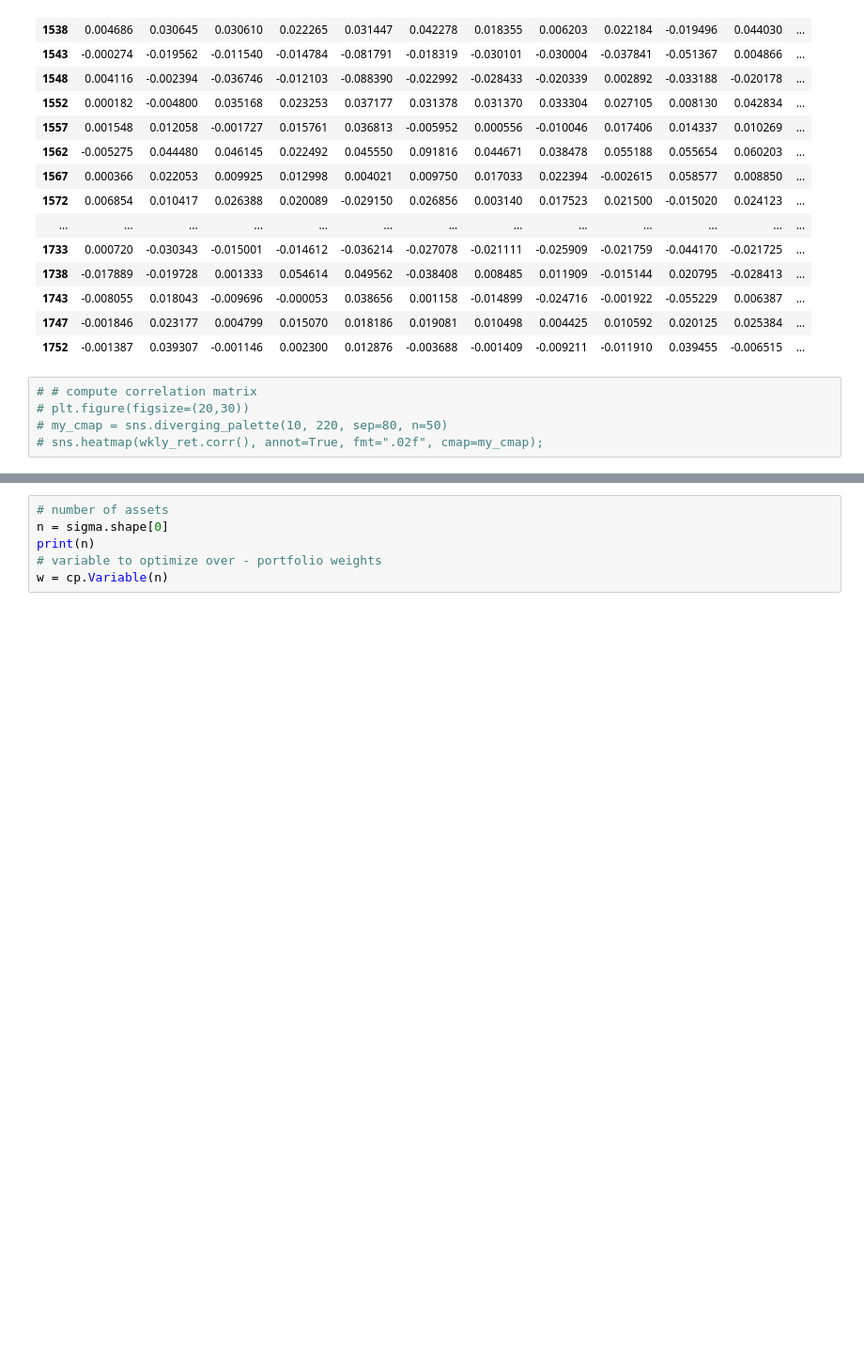
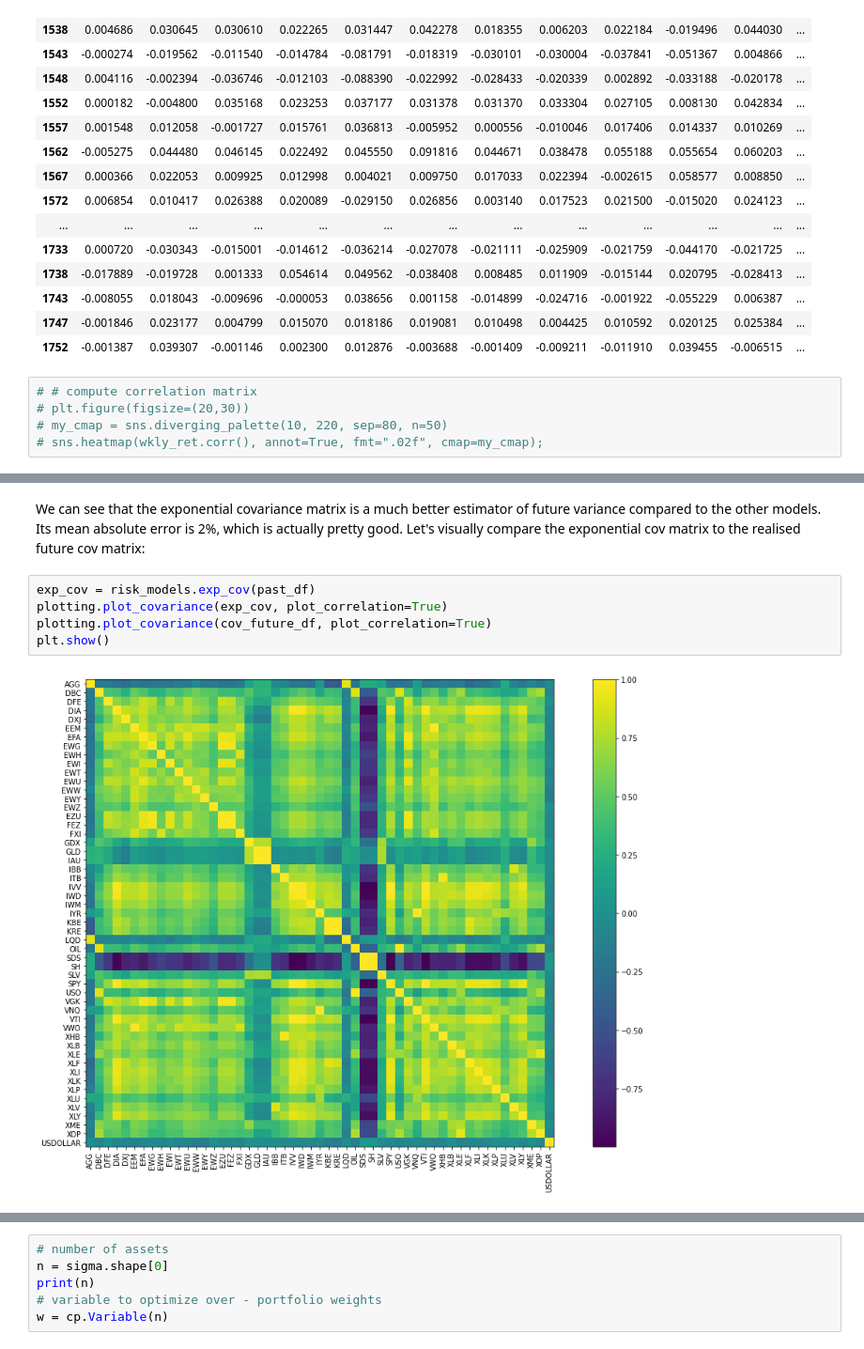
Before and after one commit to saritmaitra/mathematical_optimization_model, a Jupyter notebook: mathematical_optimization.ipynb, the cells around one changed output, grey strips where cells are left out. Shown at 94% size. Cells and saved outputs as stored; diff of their text form; blank space fills up the shorter version.

```diff
--- a/mathematical_optimization.ipynb
+++ b/mathematical_optimization.ipynb
@@ -126,0 +243,9 @@ asset_vols = np.sqrt(sigma)
+# %% [markdown]
+We can see that the exponential covariance matrix is a much better estimator of future variance compared to the other models. Its mean absolute error is 2%, which is actually pretty good. Let's visually compare the exponential cov matrix to the realised future cov matrix:
+# %%
+exp_cov = risk_models.exp_cov(past_df)
+plotting.plot_covariance(exp_cov, plot_correlation=True)
+plotting.plot_covariance(cov_future_df, plot_correlation=True)
+plt.show()
+# %% [output]
+[figure, added]
```
Also changed, not shown: parts of 30 cells of this notebook.
